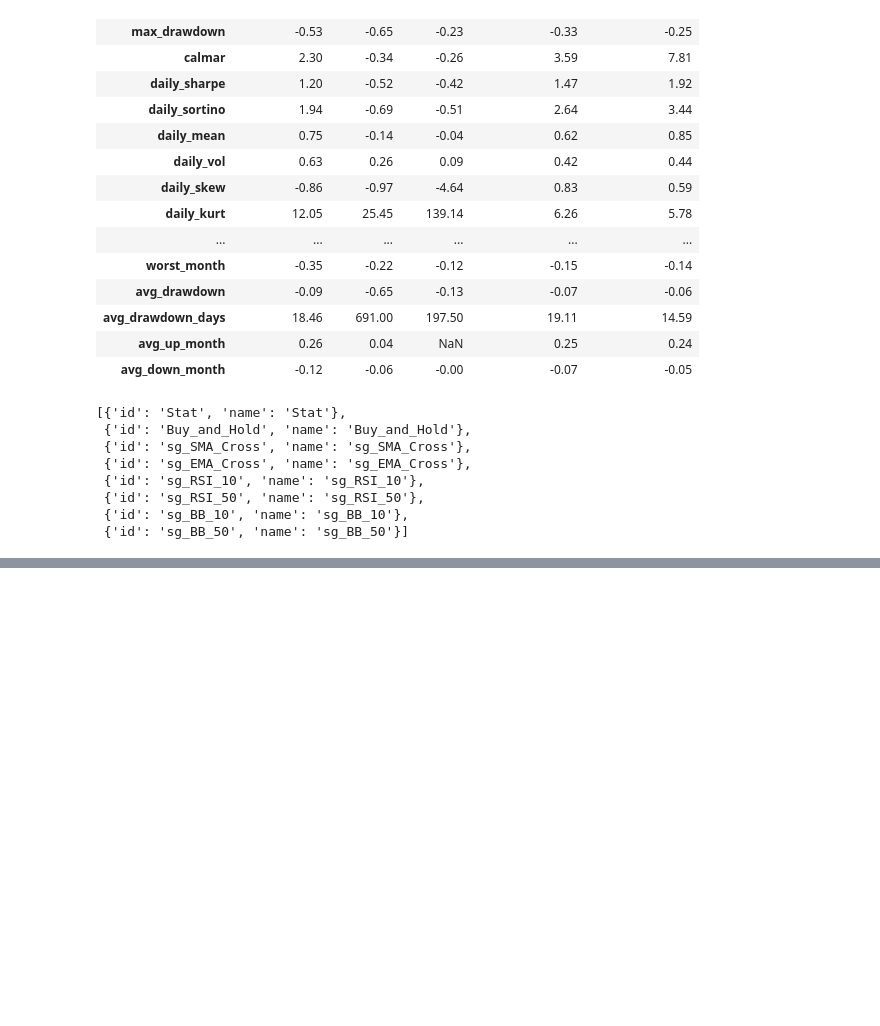
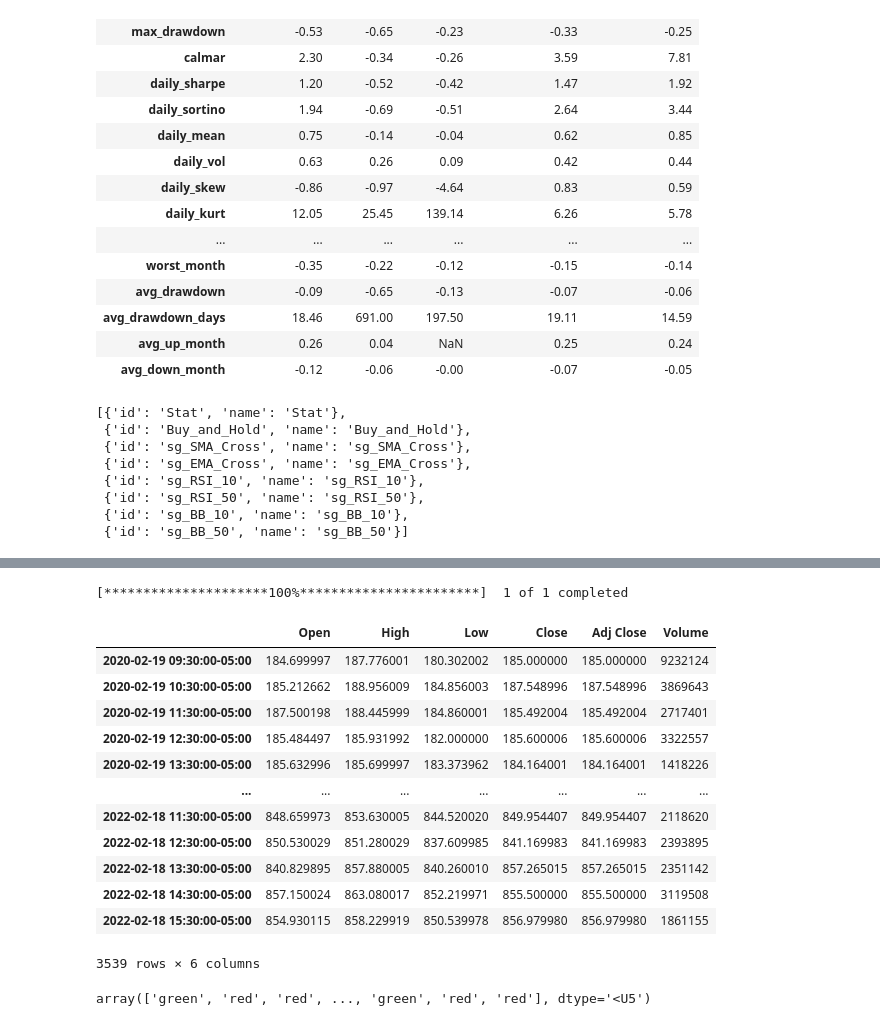
Before and after one commit to sjuanandres0/Chewbacca, a Jupyter notebook: chewie_playground.ipynb, the cells around one changed output, grey strips where cells are left out. Cells and saved outputs as stored; diff of their text form; code cells hidden in the pictures; blank space fills up the shorter version.

```diff
--- a/chewie_playground.ipynb
+++ b/chewie_playground.ipynb
@@ -451,0 +492,21 @@ d_columns_stats
+# %%
+yf.download(tickers='TSLA', period='2y', interval='1h')
+# %% [output]
+[*********************100%***********************]  1 of 1 completed
+|  | Open | High | Low | Close | Adj Close | Volume |
+| 2020-02-19 09:30:00-05:00 | 184.699997 | 187.776001 | 180.302002 | 185.000000 | 185.000000 | 9232124 |
+| 2020-02-19 10:30:00-05:00 | 185.212662 | 188.956009 | 184.856003 | 187.548996 | 187.548996 | 3869643 |
+| 2020-02-19 11:30:00-05:00 | 187.500198 | 188.445999 | 184.860001 | 185.492004 | 185.492004 | 2717401 |
+| 2020-02-19 12:30:00-05:00 | 185.484497 | 185.931992 | 182.000000 | 185.600006 | 185.600006 | 3322557 |
+| 2020-02-19 13:30:00-05:00 | 185.632996 | 185.699997 | 183.373962 | 184.164001 | 184.164001 | 1418226 |
+| ... | ... | ... | ... | ... | ... | ... |
+| 2022-02-18 11:30:00-05:00 | 848.659973 | 853.630005 | 844.520020 | 849.954407 | 849.954407 | 2118620 |
+| 2022-02-18 12:30:00-05:00 | 850.530029 | 851.280029 | 837.609985 | 841.169983 | 841.169983 | 2393895 |
+| 2022-02-18 13:30:00-05:00 | 840.829895 | 857.880005 | 840.260010 | 857.265015 | 857.265015 | 2351142 |
+| 2022-02-18 14:30:00-05:00 | 857.150024 | 863.080017 | 852.219971 | 855.500000 | 855.500000 | 3119508 |
+| 2022-02-18 15:30:00-05:00 | 854.930115 | 858.229919 | 850.539978 | 856.979980 | 856.979980 | 1861155 |
+3539 rows × 6 columns
+# %%
+np.where(df['pct_change']<0, 'red', 'green')
+# %% [output]
+array(['green', 'red', 'red', ..., 'green', 'red', 'red'], dtype='<U5')
```
Also changed, not shown: parts of 17 cells of this notebook, 1 other file.
